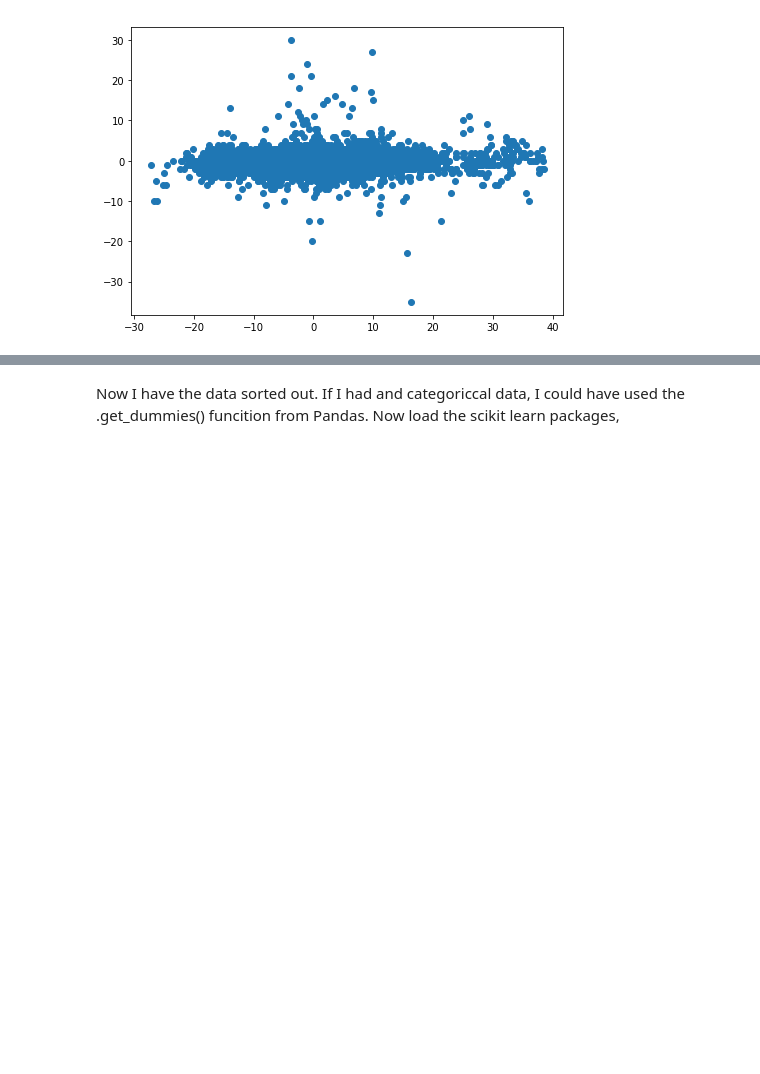
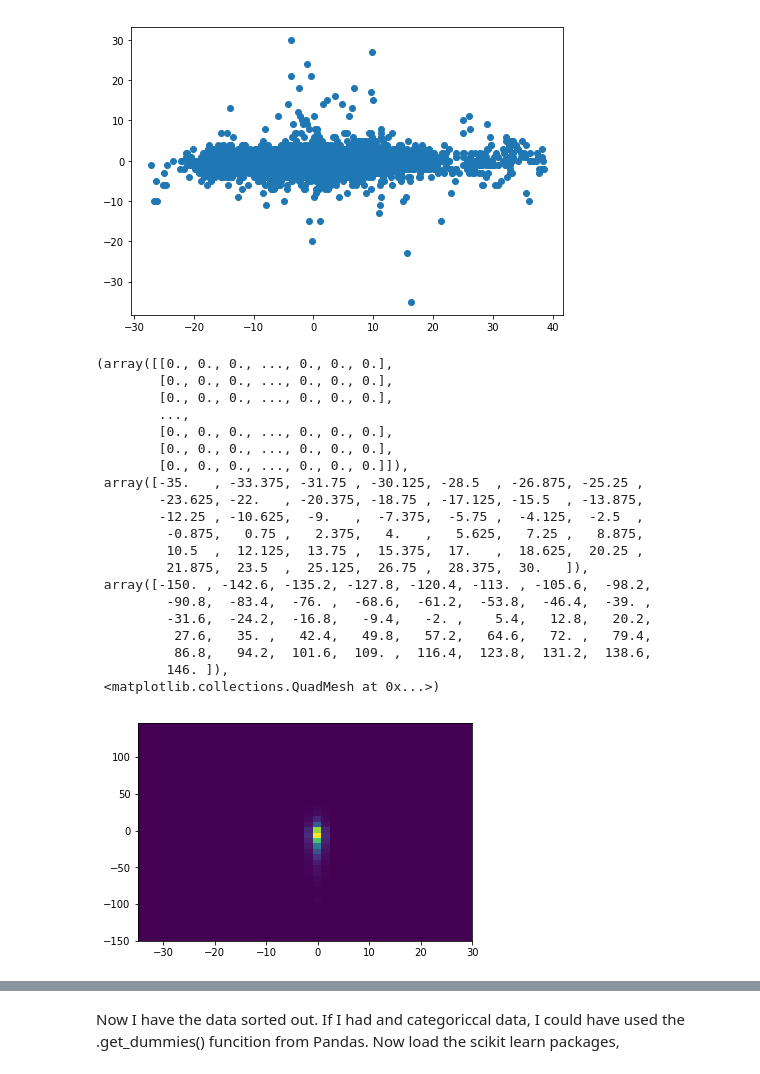
Before and after one commit to philvalek/d_symH, a Jupyter notebook: code/ml_dsymh.ipynb, the cells around one changed output, grey strips where cells are left out. Saved outputs shown, nothing was run; the diff lists cells and outputs as text; code cells hidden in the pictures; blank space fills up the shorter version.

```diff
--- a/code/ml_dsymh.ipynb
+++ b/code/ml_dsymh.ipynb
@@ -73,4 +73,28 @@ ax.scatter(dd['bz'], dd['d_SymH'])
 # %% [output]
 <matplotlib.collections.PathCollection at 0x...>
 [figure]
+# %%
+plt.hist2d(dd['d_SymH'], dd['SymH'], bins = 40)
+# %% [output]
+(array([[0., 0., 0., ..., 0., 0., 0.],
+        [0., 0., 0., ..., 0., 0., 0.],
+        [0., 0., 0., ..., 0., 0., 0.],
+        ...,
+        [0., 0., 0., ..., 0., 0., 0.],
+        [0., 0., 0., ..., 0., 0., 0.],
+        [0., 0., 0., ..., 0., 0., 0.]]),
+ array([-35.   , -33.375, -31.75 , -30.125, -28.5  , -26.875, -25.25 ,
+        -23.625, -22.   , -20.375, -18.75 , -17.125, -15.5  , -13.875,
+        -12.25 , -10.625,  -9.   ,  -7.375,  -5.75 ,  -4.125,  -2.5  ,
+         -0.875,   0.75 ,   2.375,   4.   ,   5.625,   7.25 ,   8.875,
+         10.5  ,  12.125,  13.75 ,  15.375,  17.   ,  18.625,  20.25 ,
+         21.875,  23.5  ,  25.125,  26.75 ,  28.375,  30.   ]),
+ array([-150. , -142.6, -135.2, -127.8, -120.4, -113. , -105.6,  -98.2,
+         -90.8,  -83.4,  -76. ,  -68.6,  -61.2,  -53.8,  -46.4,  -39. ,
+         -31.6,  -24.2,  -16.8,   -9.4,   -2. ,    5.4,   12.8,   20.2,
+          27.6,   35. ,   42.4,   49.8,   57.2,   64.6,   72. ,   79.4,
+          86.8,   94.2,  101.6,  109. ,  116.4,  123.8,  131.2,  138.6,
+         146. ]),
+ <matplotlib.collections.QuadMesh at 0x...>)
+[figure, added]
 # %%
```
Also changed, not shown: parts of 10 cells of this notebook, 1 other file.
